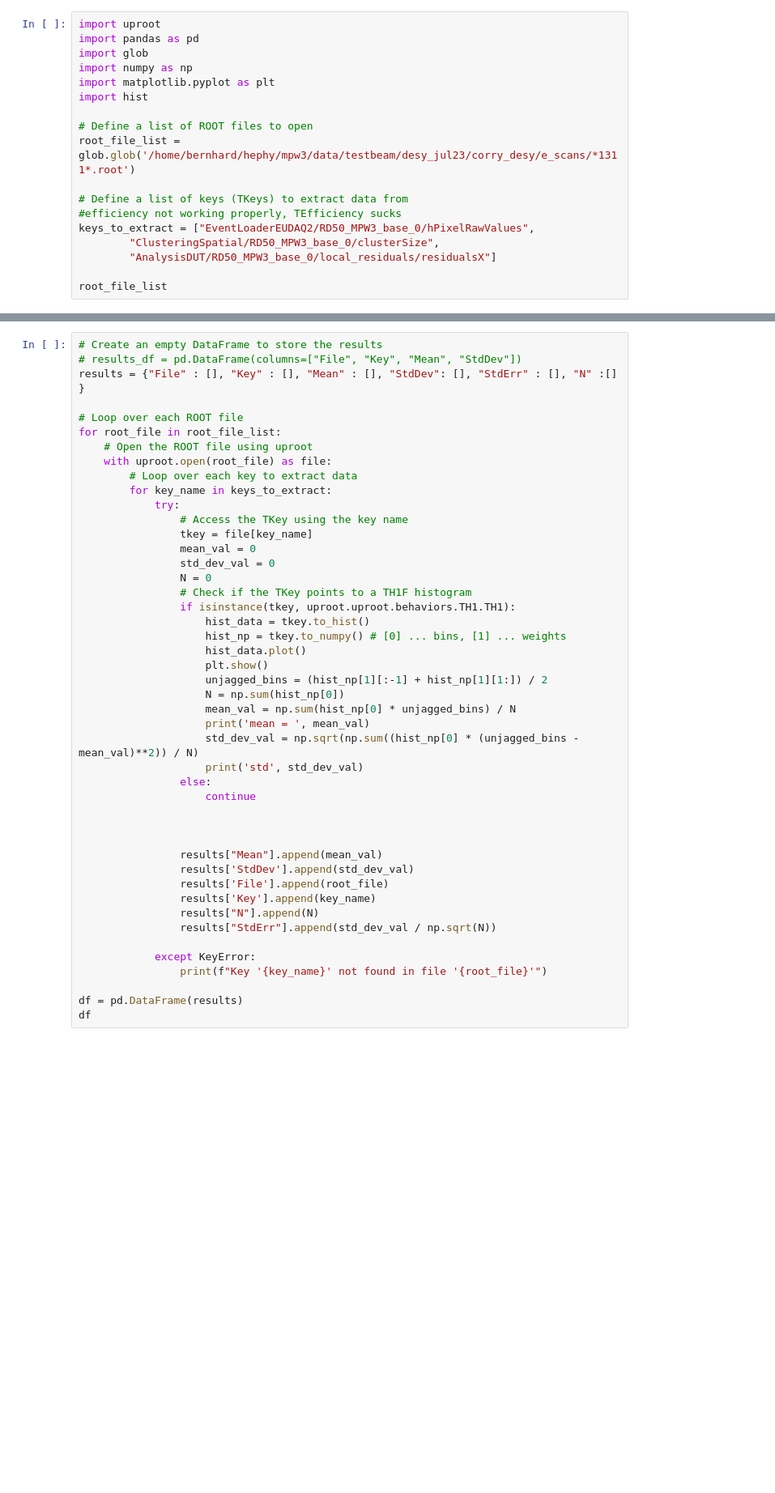
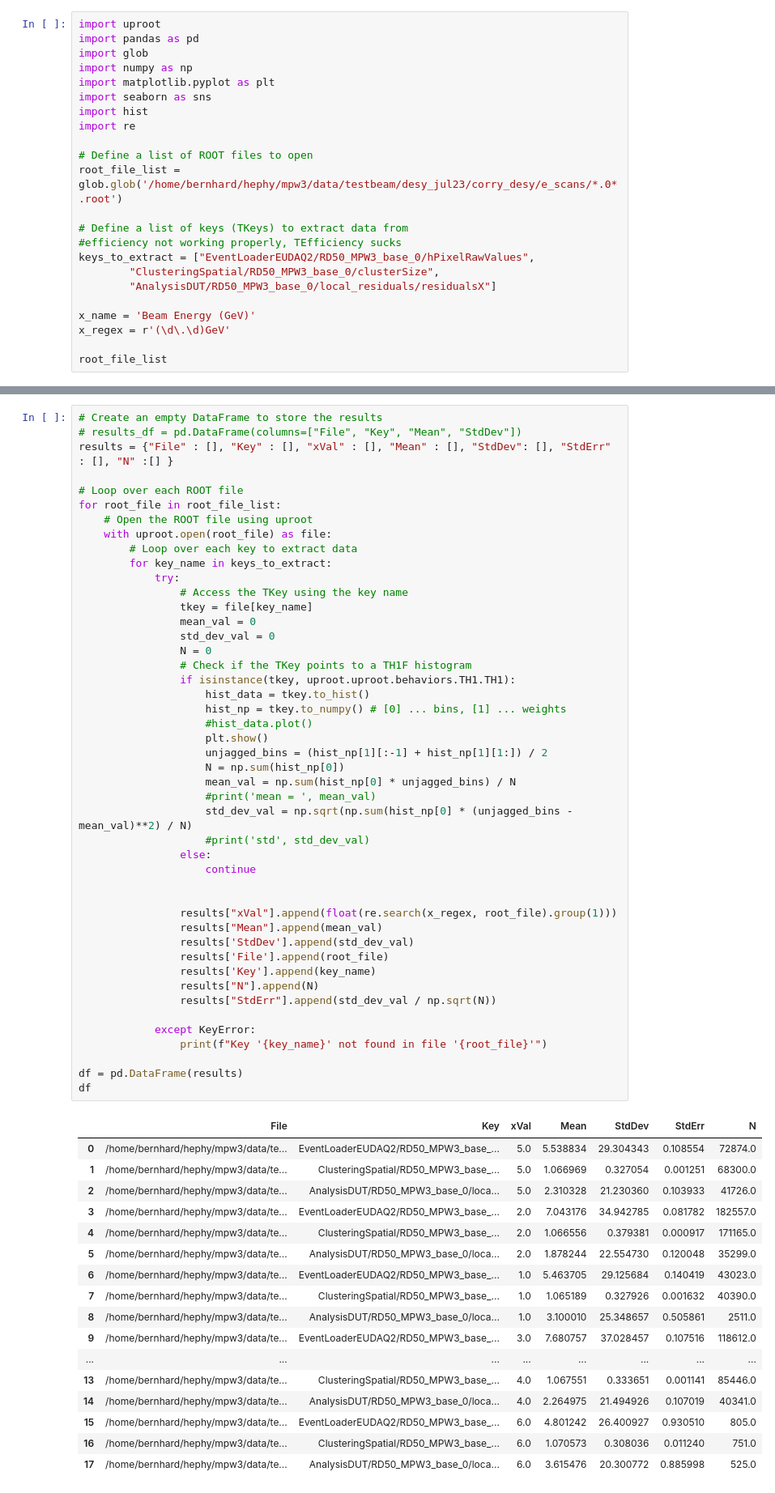
Before and after one commit to bpilsl/lifequality_scripts, a Jupyter notebook: root/extract_and_plot.ipynb, the cells around one changed output, grey strips where cells are left out. Shown at 81% size. Saved outputs shown, nothing was run; the diff lists cells and outputs as text; blank space fills up the shorter version.

```diff
--- a/root/extract_and_plot.ipynb
+++ b/root/extract_and_plot.ipynb
@@ -4,10 +4,12 @@ import pandas as pd
 import glob
 import numpy as np
 import matplotlib.pyplot as plt
+import seaborn as sns
 import hist
+import re
 
 # Define a list of ROOT files to open
-root_file_list = glob.glob('/home/bernhard/hephy/mpw3/data/testbeam/desy_jul23/corry_desy/e_scans/*1311*.root')
+root_file_list = glob.glob('/home/bernhard/hephy/mpw3/data/testbeam/desy_jul23/corry_desy/e_scans/*.0*.root')
 
 # Define a list of keys (TKeys) to extract data from
 #efficiency not working properly, TEfficiency sucks
@@ -15,4 +17,7 @@ keys_to_extract = ["EventLoaderEUDAQ2/RD50_MPW3_base_0/hPixelRawValues",
         "ClusteringSpatial/RD50_MPW3_base_0/clusterSize",
         "AnalysisDUT/RD50_MPW3_base_0/local_residuals/residualsX"]
 
+x_name = 'Beam Energy (GeV)'
+x_regex = r'(\d\.\d)GeV'
+
 root_file_list
@@ -19,7 +31,7 @@ root_file_list
 # %%
 # Create an empty DataFrame to store the results
 # results_df = pd.DataFrame(columns=["File", "Key", "Mean", "StdDev"])
-results = {"File" : [], "Key" : [], "Mean" : [], "StdDev": [], "StdErr" : [], "N" :[] }
+results = {"File" : [], "Key" : [], "xVal" : [], "Mean" : [], "StdDev": [], "StdErr" : [], "N" :[] }
 
 # Loop over each ROOT file
 for root_file in root_file_list:
@@ -30,35 +42,53 @@ for root_file in root_file_list:
             try:
                 # Access the TKey using the key name
                 tkey = file[key_name]
                 mean_val = 0
                 std_dev_val = 0
                 N = 0
                 # Check if the TKey points to a TH1F histogram
                 if isinstance(tkey, uproot.uproot.behaviors.TH1.TH1):
                     hist_data = tkey.to_hist()
                     hist_np = tkey.to_numpy() # [0] ... bins, [1] ... weights
-                    hist_data.plot()
+                    #hist_data.plot()
                     plt.show()
                     unjagged_bins = (hist_np[1][:-1] + hist_np[1][1:]) / 2
                     N = np.sum(hist_np[0])
                     mean_val = np.sum(hist_np[0] * unjagged_bins) / N
-                    print('mean = ', mean_val)
-                    std_dev_val = np.sqrt(np.sum((hist_np[0] * (unjagged_bins - mean_val)**2)) / N)
-                    print('std', std_dev_val)
+                    #print('mean = ', mean_val)
+                    std_dev_val = np.sqrt(np.sum(hist_np[0] * (unjagged_bins - mean_val)**2) / N)
+                    #print('std', std_dev_val)
                 else:
                     continue
 
 
-
+                results["xVal"].append(float(re.search(x_regex, root_file).group(1)))
                 results["Mean"].append(mean_val)
                 results['StdDev'].append(std_dev_val)
                 results['File'].append(root_file)
                 results['Key'].append(key_name)
                 results["N"].append(N)
                 results["StdErr"].append(std_dev_val / np.sqrt(N))
 
             except KeyError:
                 print(f"Key '{key_name}' not found in file '{root_file}'")
 
 df = pd.DataFrame(results)
 df
+# %% [output]
+|  | File | Key | xVal | Mean | StdDev | StdErr | N |
+| 0 | /home/bernhard/hephy/mpw3/data/te... | EventLoaderEUDAQ2/RD50_MPW3_base_... | 5.0 | 5.538834 | 29.304343 | 0.108554 | 72874.0 |
+| 1 | /home/bernhard/hephy/mpw3/data/te... | ClusteringSpatial/RD50_MPW3_base_... | 5.0 | 1.066969 | 0.327054 | 0.001251 | 68300.0 |
+| 2 | /home/bernhard/hephy/mpw3/data/te... | AnalysisDUT/RD50_MPW3_base_0/loca... | 5.0 | 2.310328 | 21.230360 | 0.103933 | 41726.0 |
+| 3 | /home/bernhard/hephy/mpw3/data/te... | EventLoaderEUDAQ2/RD50_MPW3_base_... | 2.0 | 7.043176 | 34.942785 | 0.081782 | 182557.0 |
+| 4 | /home/bernhard/hephy/mpw3/data/te... | ClusteringSpatial/RD50_MPW3_base_... | 2.0 | 1.066556 | 0.379381 | 0.000917 | 171165.0 |
+| 5 | /home/bernhard/hephy/mpw3/data/te... | AnalysisDUT/RD50_MPW3_base_0/loca... | 2.0 | 1.878244 | 22.554730 | 0.120048 | 35299.0 |
+| 6 | /home/bernhard/hephy/mpw3/data/te... | EventLoaderEUDAQ2/RD50_MPW3_base_... | 1.0 | 5.463705 | 29.125684 | 0.140419 | 43023.0 |
+| 7 | /home/bernhard/hephy/mpw3/data/te... | ClusteringSpatial/RD50_MPW3_base_... | 1.0 | 1.065189 | 0.327926 | 0.001632 | 40390.0 |
+| 8 | /home/bernhard/hephy/mpw3/data/te... | AnalysisDUT/RD50_MPW3_base_0/loca... | 1.0 | 3.100010 | 25.348657 | 0.505861 | 2511.0 |
+| 9 | /home/bernhard/hephy/mpw3/data/te... | EventLoaderEUDAQ2/RD50_MPW3_base_... | 3.0 | 7.680757 | 37.028457 | 0.107516 | 118612.0 |
+| ... | ... | ... | ... | ... | ... | ... | ... |
+| 13 | /home/bernhard/hephy/mpw3/data/te... | ClusteringSpatial/RD50_MPW3_base_... | 4.0 | 1.067551 | 0.333651 | 0.001141 | 85446.0 |
+| 14 | /home/bernhard/hephy/mpw3/data/te... | AnalysisDUT/RD50_MPW3_base_0/loca... | 4.0 | 2.264975 | 21.494926 | 0.107019 | 40341.0 |
+| 15 | /home/bernhard/hephy/mpw3/data/te... | EventLoaderEUDAQ2/RD50_MPW3_base_... | 6.0 | 4.801242 | 26.400927 | 0.930510 | 805.0 |
+| 16 | /home/bernhard/hephy/mpw3/data/te... | ClusteringSpatial/RD50_MPW3_base_... | 6.0 | 1.070573 | 0.308036 | 0.011240 | 751.0 |
+| 17 | /home/bernhard/hephy/mpw3/data/te... | AnalysisDUT/RD50_MPW3_base_0/loca... | 6.0 | 3.615476 | 20.300772 | 0.885998 | 525.0 |
```
Also changed, not shown: parts of 3 cells of this notebook.
